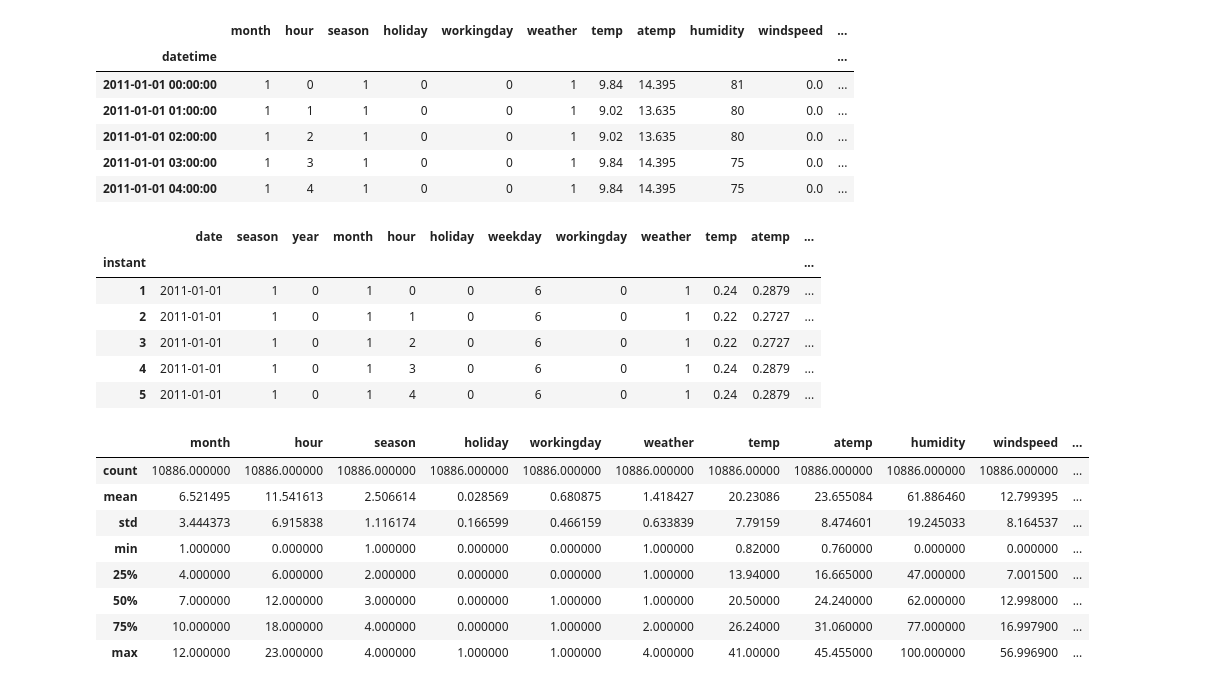
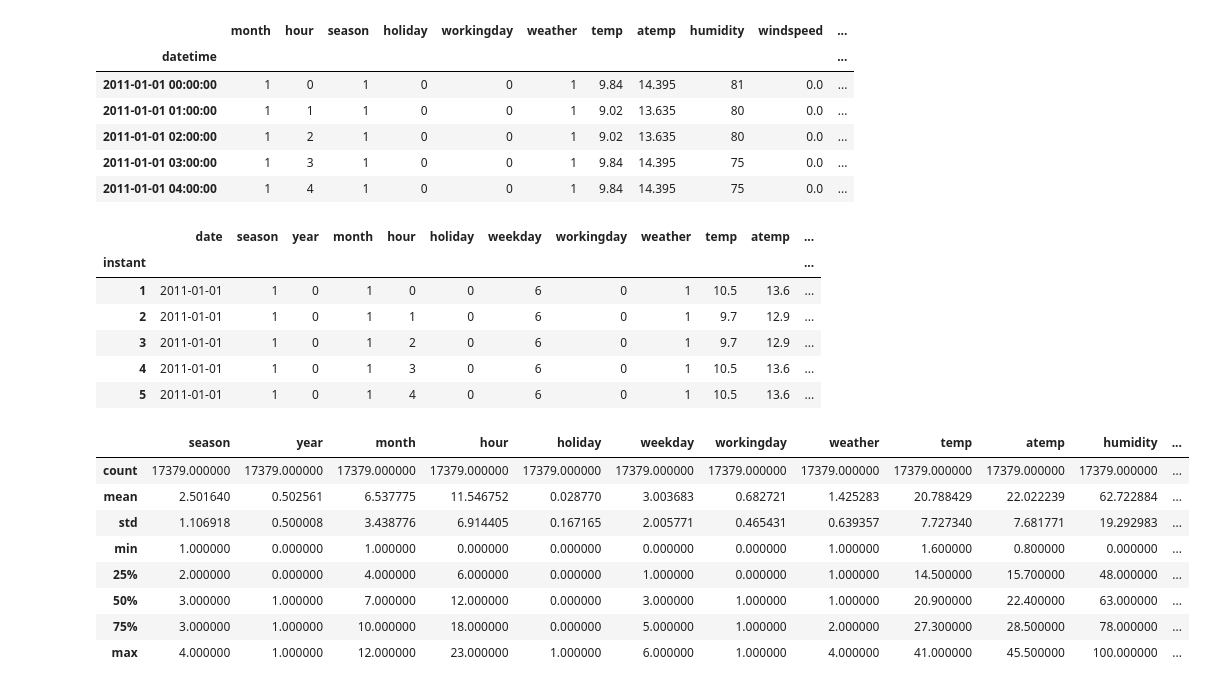
Before and after one commit to enricollen/bike-rental-demand-prediction, a Jupyter notebook: dataset_preparation.ipynb, the cells around one changed output. Cells and saved outputs as stored; diff of their text form; code cells hidden in the pictures.

Commit message:
dataset export and rename

```diff
--- a/dataset_preparation.ipynb
+++ b/dataset_preparation.ipynb
@@ -1,10 +1,20 @@
 # %%
 import pandas as pd
 # %%
-df = pd.read_csv("./data/bikesharing.csv", index_col="datetime", parse_dates=True)
+df = pd.read_csv("./data/raw_dataset/bikesharing.csv", index_col="datetime", parse_dates=True)
+
 column_temp = df["temp"]
 max_temp = column_temp.max()
 min_temp = column_temp.min()
+
+column_atemp = df["atemp"]
+max_atemp = column_atemp.max()
+min_atemp = column_atemp.min()
+
+column_windspeed = df["windspeed"]
+max_windspeed = column_windspeed.max()
+min_windspeed = column_windspeed.min()
+
 print(min_temp)
 print(max_temp)
 df.head()
@@ -19,28 +29,31 @@ df.head()
 | 2011-01-01 03:00:00 | 1 | 3 | 1 | 0 | 0 | 1 | 9.84 | 14.395 | 75 | 0.0 | ... |
 | 2011-01-01 04:00:00 | 1 | 4 | 1 | 0 | 0 | 1 | 9.84 | 14.395 | 75 | 0.0 | ... |
 # %%
-df2 = pd.read_csv("./data/data_rentals.csv", index_col="instant", parse_dates=True)
-df2["temp"] = df2["temp"]*(max_temp-min_temp)+min_temp
+df2 = pd.read_csv("./data/raw_dataset/data_rentals.csv", index_col="instant", parse_dates=True)
+
+df2["temp"] = (df2["temp"]*(max_temp-min_temp)+min_temp).round(1)
+df2["atemp"] = (df2["atemp"]*(max_atemp-min_atemp)+min_atemp).round(1)
+df2["windspeed"] = (df2["windspeed"]*(max_windspeed-min_windspeed)+min_windspeed).round(2)
 df2["humidity"] = df2["humidity"] *100
-df2["temp"] = (df2["temp"]-min_temp)/(max_temp-min_temp)
+
 df2.head()
 # %% [output]
 |  | date | season | year | month | hour | holiday | weekday | workingday | weather | temp | atemp | ... |
 | instant |  |  |  |  |  |  |  |  |  |  |  | ... |
-| 1 | 2011-01-01 | 1 | 0 | 1 | 0 | 0 | 6 | 0 | 1 | 0.24 | 0.2879 | ... |
-| 2 | 2011-01-01 | 1 | 0 | 1 | 1 | 0 | 6 | 0 | 1 | 0.22 | 0.2727 | ... |
-| 3 | 2011-01-01 | 1 | 0 | 1 | 2 | 0 | 6 | 0 | 1 | 0.22 | 0.2727 | ... |
-| 4 | 2011-01-01 | 1 | 0 | 1 | 3 | 0 | 6 | 0 | 1 | 0.24 | 0.2879 | ... |
-| 5 | 2011-01-01 | 1 | 0 | 1 | 4 | 0 | 6 | 0 | 1 | 0.24 | 0.2879 | ... |
+| 1 | 2011-01-01 | 1 | 0 | 1 | 0 | 0 | 6 | 0 | 1 | 10.5 | 13.6 | ... |
+| 2 | 2011-01-01 | 1 | 0 | 1 | 1 | 0 | 6 | 0 | 1 | 9.7 | 12.9 | ... |
+| 3 | 2011-01-01 | 1 | 0 | 1 | 2 | 0 | 6 | 0 | 1 | 9.7 | 12.9 | ... |
+| 4 | 2011-01-01 | 1 | 0 | 1 | 3 | 0 | 6 | 0 | 1 | 10.5 | 13.6 | ... |
+| 5 | 2011-01-01 | 1 | 0 | 1 | 4 | 0 | 6 | 0 | 1 | 10.5 | 13.6 | ... |
 # %%
-df.describe()
+df2.describe()
 # %% [output]
-|  | month | hour | season | holiday | workingday | weather | temp | atemp | humidity | windspeed | ... |
-| count | 10886.000000 | 10886.000000 | 10886.000000 | 10886.000000 | 10886.000000 | 10886.000000 | 10886.00000 | 10886.000000 | 10886.000000 | 10886.000000 | ... |
-| mean | 6.521495 | 11.541613 | 2.506614 | 0.028569 | 0.680875 | 1.418427 | 20.23086 | 23.655084 | 61.886460 | 12.799395 | ... |
-| std | 3.444373 | 6.915838 | 1.116174 | 0.166599 | 0.466159 | 0.633839 | 7.79159 | 8.474601 | 19.245033 | 8.164537 | ... |
-| min | 1.000000 | 0.000000 | 1.000000 | 0.000000 | 0.000000 | 1.000000 | 0.82000 | 0.760000 | 0.000000 | 0.000000 | ... |
-| 25% | 4.000000 | 6.000000 | 2.000000 | 0.000000 | 0.000000 | 1.000000 | 13.94000 | 16.665000 | 47.000000 | 7.001500 | ... |
-| 50% | 7.000000 | 12.000000 | 3.000000 | 0.000000 | 1.000000 | 1.000000 | 20.50000 | 24.240000 | 62.000000 | 12.998000 | ... |
-| 75% | 10.000000 | 18.000000 | 4.000000 | 0.000000 | 1.000000 | 2.000000 | 26.24000 | 31.060000 | 77.000000 | 16.997900 | ... |
-| max | 12.000000 | 23.000000 | 4.000000 | 1.000000 | 1.000000 | 4.000000 | 41.00000 | 45.455000 | 100.000000 | 56.996900 | ... |
+|  | season | year | month | hour | holiday | weekday | workingday | weather | temp | atemp | humidity | ... |
+| count | 17379.000000 | 17379.000000 | 17379.000000 | 17379.000000 | 17379.000000 | 17379.000000 | 17379.000000 | 17379.000000 | 17379.000000 | 17379.000000 | 17379.000000 | ... |
+| mean | 2.501640 | 0.502561 | 6.537775 | 11.546752 | 0.028770 | 3.003683 | 0.682721 | 1.425283 | 20.788429 | 22.022239 | 62.722884 | ... |
+| std | 1.106918 | 0.500008 | 3.438776 | 6.914405 | 0.167165 | 2.005771 | 0.465431 | 0.639357 | 7.727340 | 7.681771 | 19.292983 | ... |
+| min | 1.000000 | 0.000000 | 1.000000 | 0.000000 | 0.000000 | 0.000000 | 0.000000 | 1.000000 | 1.600000 | 0.800000 | 0.000000 | ... |
+| 25% | 2.000000 | 0.000000 | 4.000000 | 6.000000 | 0.000000 | 1.000000 | 0.000000 | 1.000000 | 14.500000 | 15.700000 | 48.000000 | ... |
+| 50% | 3.000000 | 1.000000 | 7.000000 | 12.000000 | 0.000000 | 3.000000 | 1.000000 | 1.000000 | 20.900000 | 22.400000 | 63.000000 | ... |
+| 75% | 3.000000 | 1.000000 | 10.000000 | 18.000000 | 0.000000 | 5.000000 | 1.000000 | 2.000000 | 27.300000 | 28.500000 | 78.000000 | ... |
+| max | 4.000000 | 1.000000 | 12.000000 | 23.000000 | 1.000000 | 6.000000 | 1.000000 | 4.000000 | 41.000000 | 45.500000 | 100.000000 | ... |
```
Also changed, not shown: parts of 1 cell of this notebook, 2 other files.
